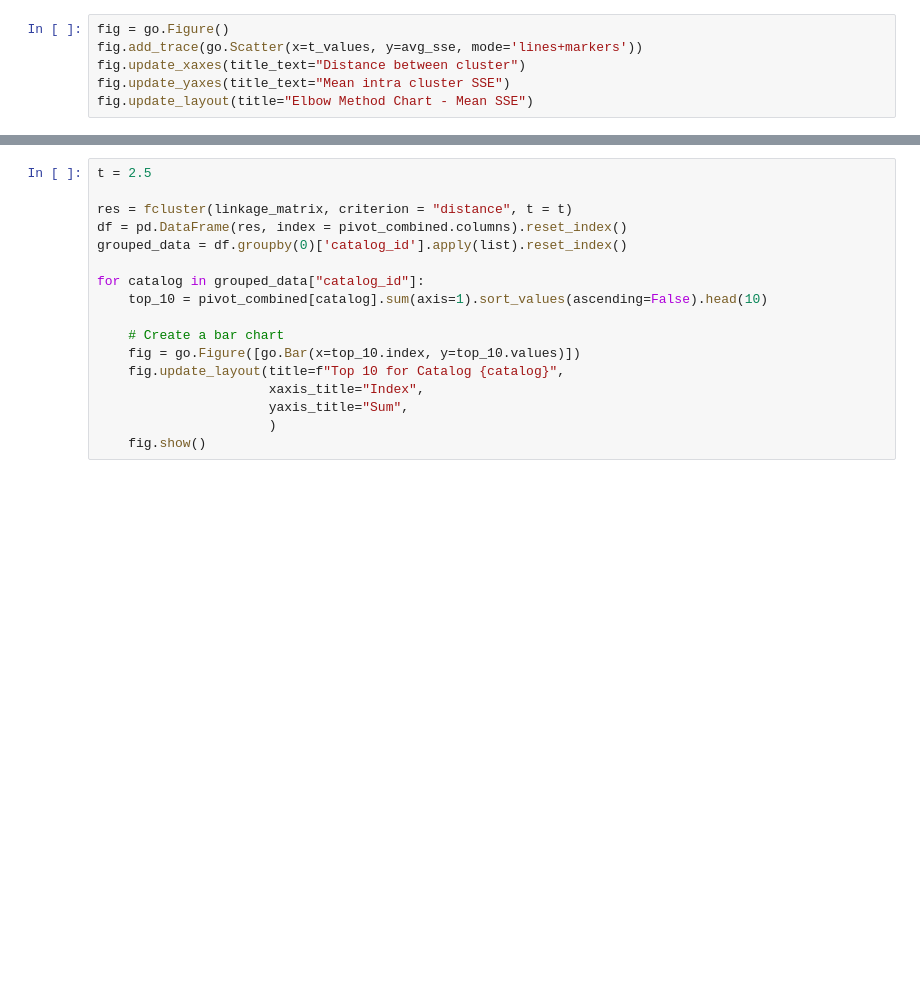
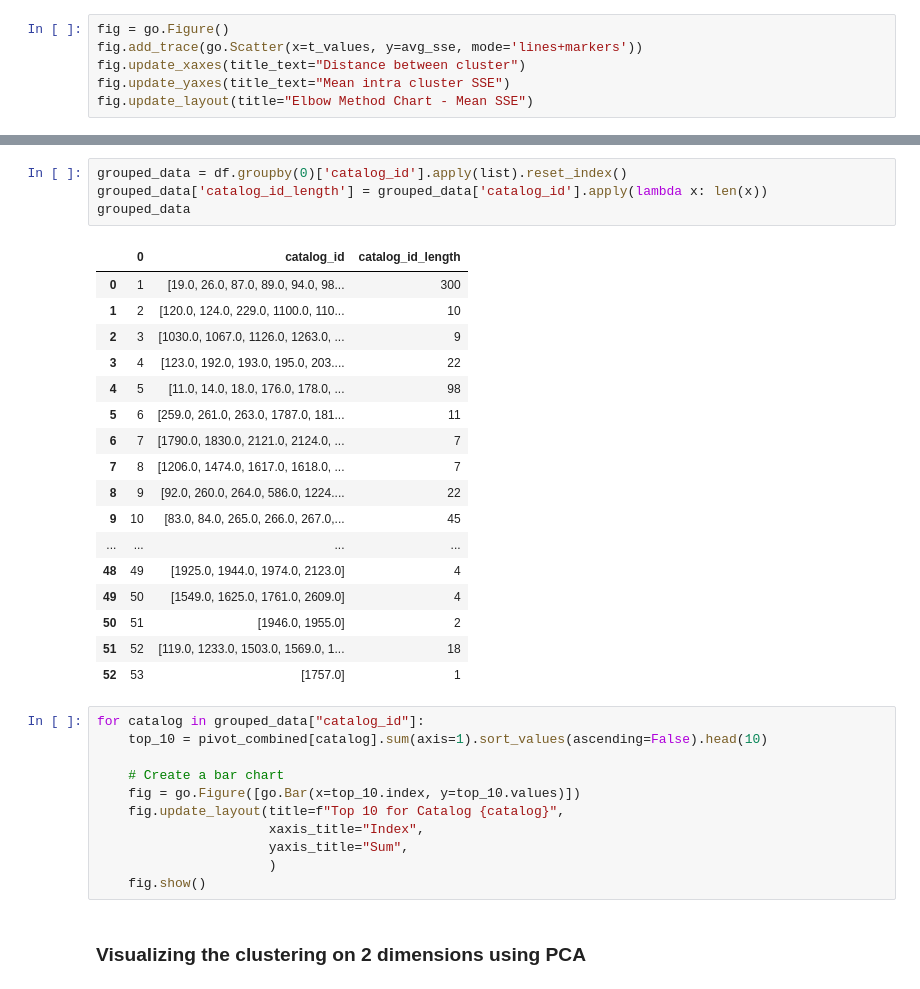
Before and after one commit to lmao420blazeit/vinted-streamlit-container, a Jupyter notebook: notebooks/catalog_clustering.ipynb, the cells around one changed output, grey strips where cells are left out. Cells and saved outputs as stored; diff of their text form; blank space fills up the shorter version.

```diff
--- a/notebooks/catalog_clustering.ipynb
+++ b/notebooks/catalog_clustering.ipynb
@@ -165,10 +267,26 @@ fig.update_layout(title="Elbow Method Chart - Mean SSE")
+# %%
+grouped_data = df.groupby(0)['catalog_id'].apply(list).reset_index()
+grouped_data['catalog_id_length'] = grouped_data['catalog_id'].apply(lambda x: len(x))
+grouped_data
+# %% [output]
+|  | 0 | catalog_id | catalog_id_length |
+| 0 | 1 | [19.0, 26.0, 87.0, 89.0, 94.0, 98... | 300 |
+| 1 | 2 | [120.0, 124.0, 229.0, 1100.0, 110... | 10 |
+| 2 | 3 | [1030.0, 1067.0, 1126.0, 1263.0, ... | 9 |
+| 3 | 4 | [123.0, 192.0, 193.0, 195.0, 203.... | 22 |
+| 4 | 5 | [11.0, 14.0, 18.0, 176.0, 178.0, ... | 98 |
+| 5 | 6 | [259.0, 261.0, 263.0, 1787.0, 181... | 11 |
+| 6 | 7 | [1790.0, 1830.0, 2121.0, 2124.0, ... | 7 |
+| 7 | 8 | [1206.0, 1474.0, 1617.0, 1618.0, ... | 7 |
+| 8 | 9 | [92.0, 260.0, 264.0, 586.0, 1224.... | 22 |
+| 9 | 10 | [83.0, 84.0, 265.0, 266.0, 267.0,... | 45 |
+| ... | ... | ... | ... |
+| 48 | 49 | [1925.0, 1944.0, 1974.0, 2123.0] | 4 |
+| 49 | 50 | [1549.0, 1625.0, 1761.0, 2609.0] | 4 |
+| 50 | 51 | [1946.0, 1955.0] | 2 |
+| 51 | 52 | [119.0, 1233.0, 1503.0, 1569.0, 1... | 18 |
+| 52 | 53 | [1757.0] | 1 |
 # %%
-t = 2.5
-
-res = fcluster(linkage_matrix, criterion = "distance", t = t)
-df = pd.DataFrame(res, index = pivot_combined.columns).reset_index()
-grouped_data = df.groupby(0)['catalog_id'].apply(list).reset_index()
-
 for catalog in grouped_data["catalog_id"]:
     top_10 = pivot_combined[catalog].sum(axis=1).sort_values(ascending=False).head(10)
 
@@ -179,3 +297,5 @@ for catalog in grouped_data["catalog_id"]:
                       yaxis_title="Sum",
                       )
     fig.show()
+# %% [markdown]
+### Visualizing the clustering on 2 dimensions using PCA
```
Also changed, not shown: parts of 15 cells of this notebook, 3 other files.
